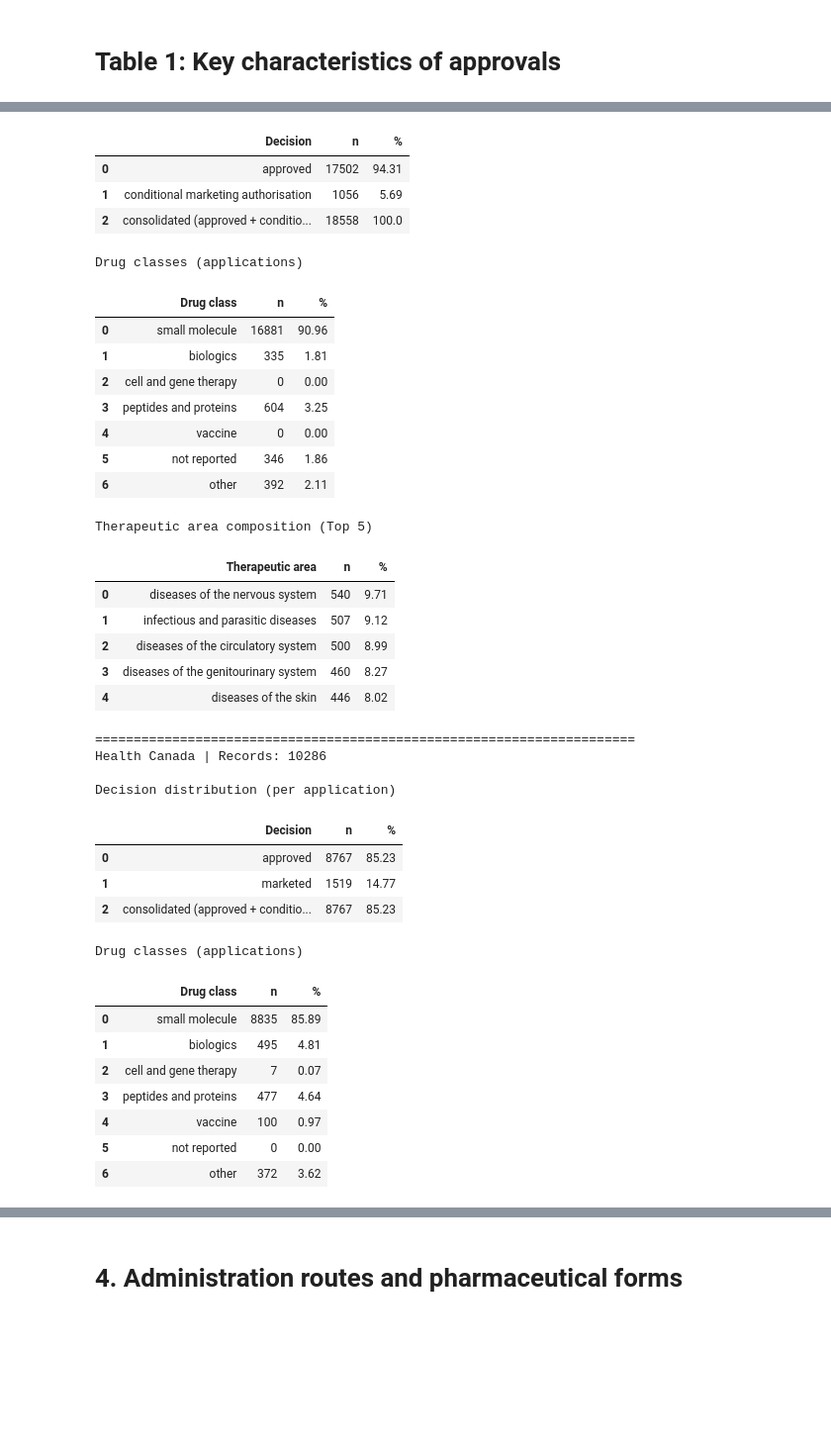
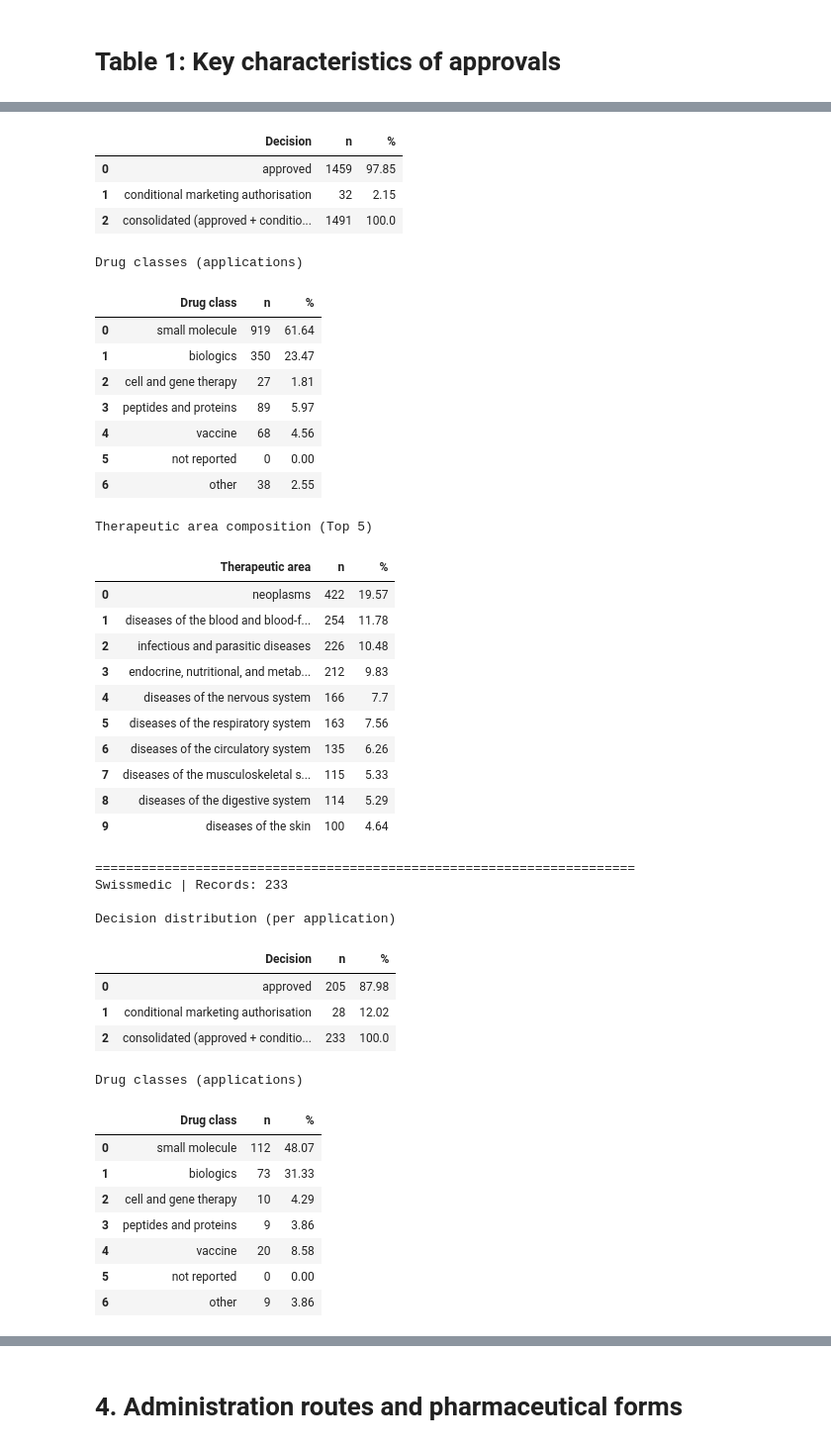
Before and after one commit to dcr-unibe-ch/DrugFork, a Jupyter notebook: src/paper_writing_jd.ipynb, the cells around one changed output, grey strips where cells are left out. Shown at 99% size. Cells and saved outputs as stored; diff of their text form; code cells hidden in the pictures; blank space fills up the shorter version.

Commit message:
run with 1995_pars dataset

```diff
--- a/src/paper_writing_jd.ipynb
+++ b/src/paper_writing_jd.ipynb
@@ -1,10 +1,10 @@
 # %%
-EMA_path = "./../data/datasets/final_1995/EMA.csv"
-JAPAN_path = "./../data/datasets/final_1995/PMDA.csv"
-SWISSMEDIC_path = "./../data/datasets/final_1995/Swissmedic.csv"
-AUSTRALIA_path = "./../data/datasets/final_1995/TGA.csv"
-FDA_path = "./../data/datasets/final_1995/FDA.csv"
-HEALTHCANADA_path = "./../data/datasets/final_1995/HealthCanada.csv"
+EMA_path = "./../data/datasets/1995_pars/approved/EMA.csv"
+JAPAN_path = "./../data/datasets/1995_pars/approved/PMDA.csv"
+SWISSMEDIC_path = "./../data/datasets/1995_pars/approved/Swissmedic.csv"
+AUSTRALIA_path = "./../data/datasets/1995_pars/approved/TGA.csv"
+# FDA_path = "./../data/datasets/final_1995/FDA.csv"
+# HEALTHCANADA_path = "./../data/datasets/final_1995/HealthCanada.csv"
 # %%
 import pandas as pd
 from IPython.display import display
@@ -64,8 +64,8 @@ def agency_identifier_count(df: pd.DataFrame, agency: str) -> int:
 Numbers per application
 # %%
 agencies = {
-    "FDA": df_fda,
-    "Health Canada": df_healthcanada,
+    # "FDA": df_fda,
+    # "Health Canada": df_healthcanada,
     "EMA": df_ema,
     "Swissmedic": df_swissmedic,
     "Japan": df_japan,
@@ -310,7 +304,7 @@ def therapeutic_area_top5(df: pd.DataFrame) -> pd.DataFrame:
     )
     exploded = exploded[~exploded.isin(PLACEHOLDERS)].dropna()
 
-    counts = exploded.value_counts().head(5)
+    counts = exploded.value_counts().head(10)  # Top 10
     denom = int(exploded.shape[0])
 
     out = counts.reset_index()
@@ -407,41 +401,46 @@ FDA | Records: 18558
 
 Decision distribution (per application)
 |  | Decision | n | % |
-| 0 | approved | 17502 | 94.31 |
-| 1 | conditional marketing authorisation | 1056 | 5.69 |
-| 2 | consolidated (approved + conditio... | 18558 | 100.0 |
+| 0 | approved | 1459 | 97.85 |
+| 1 | conditional marketing authorisation | 32 | 2.15 |
+| 2 | consolidated (approved + conditio... | 1491 | 100.0 |
 Drug classes (applications)
 |  | Drug class | n | % |
-| 0 | small molecule | 16881 | 90.96 |
-| 1 | biologics | 335 | 1.81 |
-| 2 | cell and gene therapy | 0 | 0.00 |
-| 3 | peptides and proteins | 604 | 3.25 |
-| 4 | vaccine | 0 | 0.00 |
-| 5 | not reported | 346 | 1.86 |
-| 6 | other | 392 | 2.11 |
+| 0 | small molecule | 919 | 61.64 |
+| 1 | biologics | 350 | 23.47 |
+| 2 | cell and gene therapy | 27 | 1.81 |
+| 3 | peptides and proteins | 89 | 5.97 |
+| 4 | vaccine | 68 | 4.56 |
+| 5 | not reported | 0 | 0.00 |
+| 6 | other | 38 | 2.55 |
 Therapeutic area composition (Top 5)
 |  | Therapeutic area | n | % |
-| 0 | diseases of the nervous system | 540 | 9.71 |
-| 1 | infectious and parasitic diseases | 507 | 9.12 |
-| 2 | diseases of the circulatory system | 500 | 8.99 |
-| 3 | diseases of the genitourinary system | 460 | 8.27 |
-| 4 | diseases of the skin | 446 | 8.02 |
+| 0 | neoplasms | 422 | 19.57 |
+| 1 | diseases of the blood and blood-f... | 254 | 11.78 |
+| 2 | infectious and parasitic diseases | 226 | 10.48 |
+| 3 | endocrine, nutritional, and metab... | 212 | 9.83 |
+| 4 | diseases of the nervous system | 166 | 7.7 |
+| 5 | diseases of the respiratory system | 163 | 7.56 |
+| 6 | diseases of the circulatory system | 135 | 6.26 |
+| 7 | diseases of the musculoskeletal s... | 115 | 5.33 |
+| 8 | diseases of the digestive system | 114 | 5.29 |
+| 9 | diseases of the skin | 100 | 4.64 |
 ======================================================================
-Health Canada | Records: 10286
+Swissmedic | Records: 233
 
 Decision distribution (per application)
 |  | Decision | n | % |
-| 0 | approved | 8767 | 85.23 |
-| 1 | marketed | 1519 | 14.77 |
-| 2 | consolidated (approved + conditio... | 8767 | 85.23 |
+| 0 | approved | 205 | 87.98 |
+| 1 | conditional marketing authorisation | 28 | 12.02 |
+| 2 | consolidated (approved + conditio... | 233 | 100.0 |
 Drug classes (applications)
 |  | Drug class | n | % |
-| 0 | small molecule | 8835 | 85.89 |
-| 1 | biologics | 495 | 4.81 |
-| 2 | cell and gene therapy | 7 | 0.07 |
-| 3 | peptides and proteins | 477 | 4.64 |
-| 4 | vaccine | 100 | 0.97 |
+| 0 | small molecule | 112 | 48.07 |
+| 1 | biologics | 73 | 31.33 |
+| 2 | cell and gene therapy | 10 | 4.29 |
+| 3 | peptides and proteins | 9 | 3.86 |
+| 4 | vaccine | 20 | 8.58 |
 | 5 | not reported | 0 | 0.00 |
-| 6 | other | 372 | 3.62 |
+| 6 | other | 9 | 3.86 |
 Therapeutic area composition (Top 5)
 |  | Therapeutic area | n | % |
```
Also changed, not shown: parts of 9 cells of this notebook.
